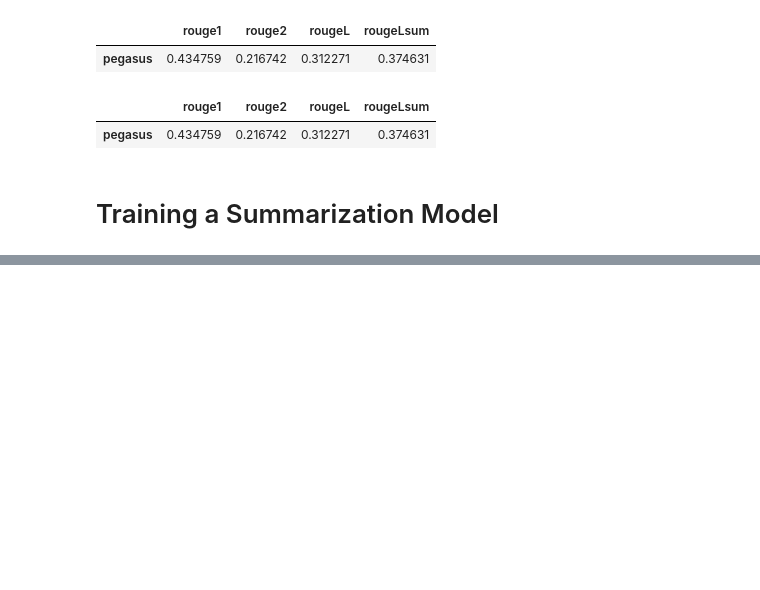
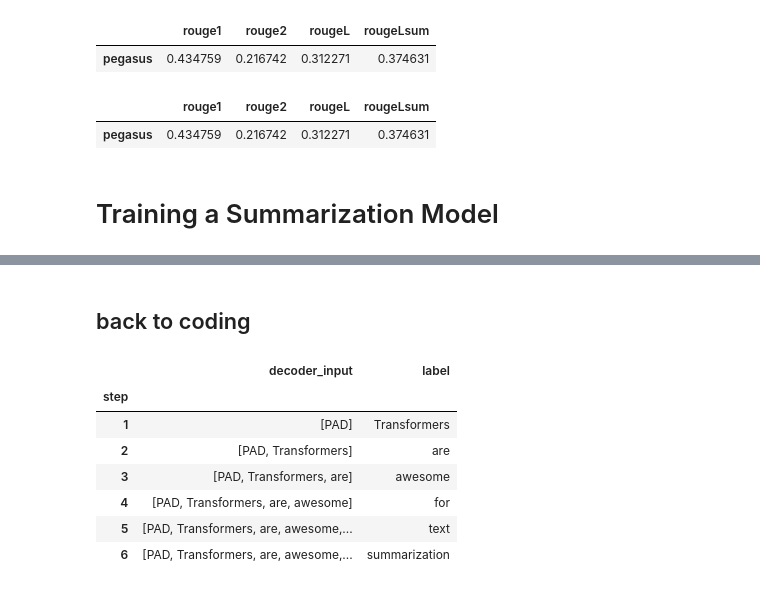
Before and after one commit to Ice-Citron/NLP-Transformer, a Jupyter notebook: Chapter 6/CS_EE_Summarisation.ipynb, the cells around one changed output, grey strips where cells are left out. Drawn from its saved outputs; the diff is of its cells as text; code cells hidden in the pictures; blank space fills up the shorter version.

```diff
--- a/Chapter 6/CS_EE_Summarisation.ipynb
+++ b/Chapter 6/CS_EE_Summarisation.ipynb
@@ -697,0 +1097,19 @@ pd.DataFrame(rouge_dict, index=["pegasus"])
+# %% [markdown]
+## back to coding
+# %%
+# This dataframe is used by the author to merely demonstrate how the decoder processes through words. As in its autoregressive nature.
+
+text = ['PAD','Transformers', 'are', 'awesome', 'for', 'text', 'summarization']
+rows = []
+for i in range(len(text)-1):
+    rows.append({'step': i+1, 'decoder_input': text[:i+1], 'label': text[i+1]})
+pd.DataFrame(rows).set_index('step')
+# %% [output]
+|  | decoder_input | label |
+| step |  |  |
+| 1 | [PAD] | Transformers |
+| 2 | [PAD, Transformers] | are |
+| 3 | [PAD, Transformers, are] | awesome |
+| 4 | [PAD, Transformers, are, awesome] | for |
+| 5 | [PAD, Transformers, are, awesome,... | text |
+| 6 | [PAD, Transformers, are, awesome,... | summarization |
```
Also changed, not shown: parts of 44 cells of this notebook.
